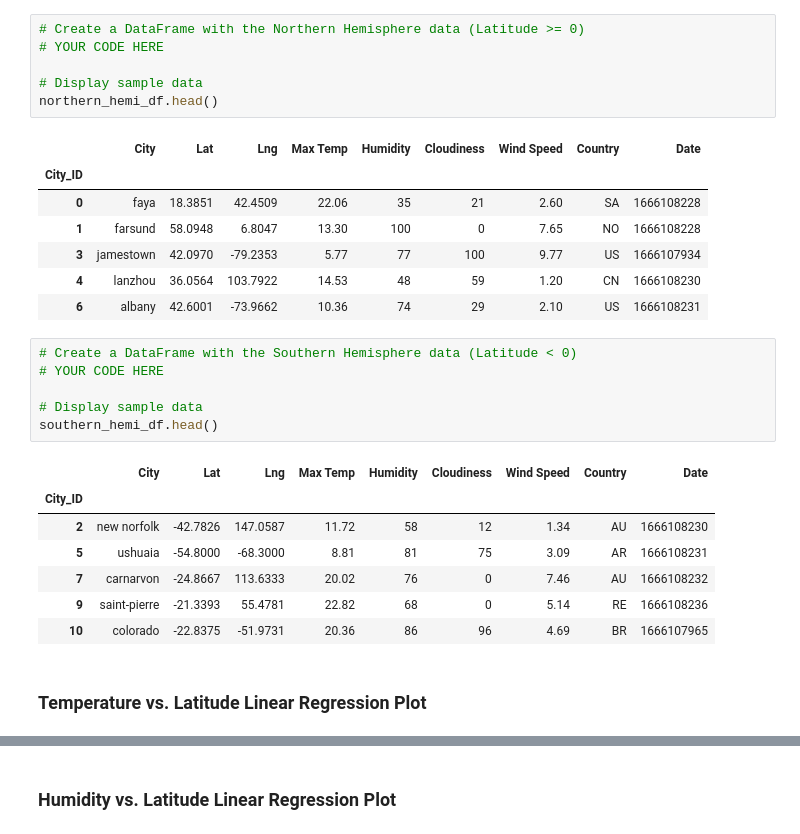
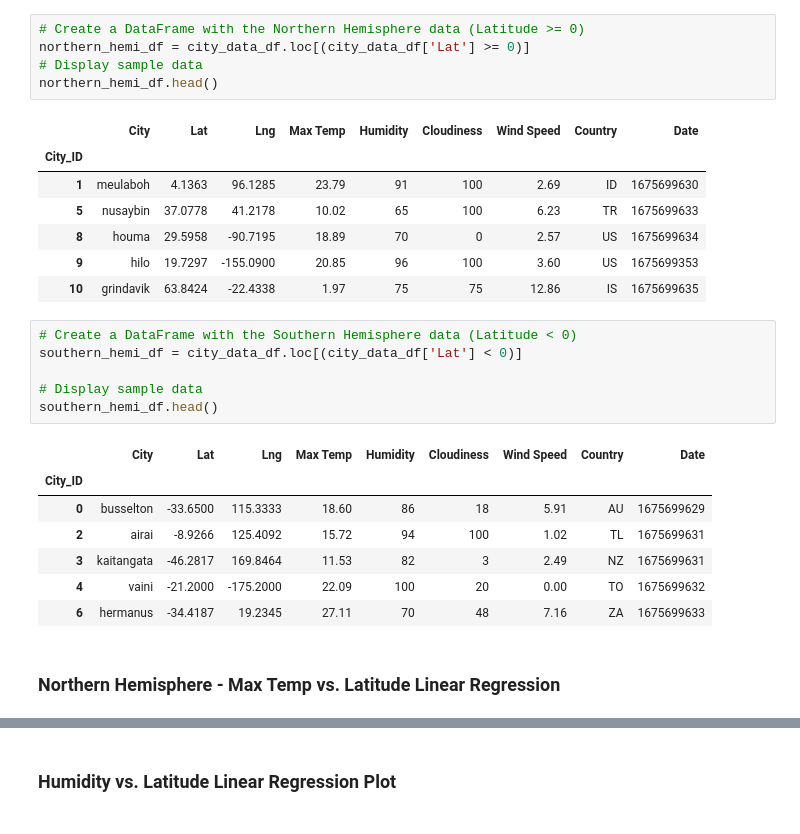
Before and after one commit to SarkarIndrani/python-api-challenge, a Jupyter notebook: WeatherPy/WeatherPy.ipynb, the cells around one changed output, grey strips where cells are left out. Cells and saved outputs as stored; diff of their text form.

```diff
--- a/WeatherPy/WeatherPy.ipynb
+++ b/WeatherPy/WeatherPy.ipynb
@@ -282,30 +302,29 @@ plt.show()
 # %%
 # Create a DataFrame with the Northern Hemisphere data (Latitude >= 0)
-# YOUR CODE HERE
-
+northern_hemi_df = city_data_df.loc[(city_data_df['Lat'] >= 0)]
 # Display sample data
 northern_hemi_df.head()
 # %% [output]
 |  | City | Lat | Lng | Max Temp | Humidity | Cloudiness | Wind Speed | Country | Date |
 | City_ID |  |  |  |  |  |  |  |  |  |
-| 0 | faya | 18.3851 | 42.4509 | 22.06 | 35 | 21 | 2.60 | SA | 1666108228 |
-| 1 | farsund | 58.0948 | 6.8047 | 13.30 | 100 | 0 | 7.65 | NO | 1666108228 |
-| 3 | jamestown | 42.0970 | -79.2353 | 5.77 | 77 | 100 | 9.77 | US | 1666107934 |
-| 4 | lanzhou | 36.0564 | 103.7922 | 14.53 | 48 | 59 | 1.20 | CN | 1666108230 |
-| 6 | albany | 42.6001 | -73.9662 | 10.36 | 74 | 29 | 2.10 | US | 1666108231 |
+| 1 | meulaboh | 4.1363 | 96.1285 | 23.79 | 91 | 100 | 2.69 | ID | 1675699630 |
+| 5 | nusaybin | 37.0778 | 41.2178 | 10.02 | 65 | 100 | 6.23 | TR | 1675699633 |
+| 8 | houma | 29.5958 | -90.7195 | 18.89 | 70 | 0 | 2.57 | US | 1675699634 |
+| 9 | hilo | 19.7297 | -155.0900 | 20.85 | 96 | 100 | 3.60 | US | 1675699353 |
+| 10 | grindavik | 63.8424 | -22.4338 | 1.97 | 75 | 75 | 12.86 | IS | 1675699635 |
 # %%
 # Create a DataFrame with the Southern Hemisphere data (Latitude < 0)
-# YOUR CODE HERE
+southern_hemi_df = city_data_df.loc[(city_data_df['Lat'] < 0)]
 
 # Display sample data
 southern_hemi_df.head()
 # %% [output]
 |  | City | Lat | Lng | Max Temp | Humidity | Cloudiness | Wind Speed | Country | Date |
 | City_ID |  |  |  |  |  |  |  |  |  |
-| 2 | new norfolk | -42.7826 | 147.0587 | 11.72 | 58 | 12 | 1.34 | AU | 1666108230 |
-| 5 | ushuaia | -54.8000 | -68.3000 | 8.81 | 81 | 75 | 3.09 | AR | 1666108231 |
-| 7 | carnarvon | -24.8667 | 113.6333 | 20.02 | 76 | 0 | 7.46 | AU | 1666108232 |
-| 9 | saint-pierre | -21.3393 | 55.4781 | 22.82 | 68 | 0 | 5.14 | RE | 1666108236 |
-| 10 | colorado | -22.8375 | -51.9731 | 20.36 | 86 | 96 | 4.69 | BR | 1666107965 |
+| 0 | busselton | -33.6500 | 115.3333 | 18.60 | 86 | 18 | 5.91 | AU | 1675699629 |
+| 2 | airai | -8.9266 | 125.4092 | 15.72 | 94 | 100 | 1.02 | TL | 1675699631 |
+| 3 | kaitangata | -46.2817 | 169.8464 | 11.53 | 82 | 3 | 2.49 | NZ | 1675699631 |
+| 4 | vaini | -21.2000 | -175.2000 | 22.09 | 100 | 20 | 0.00 | TO | 1675699632 |
+| 6 | hermanus | -34.4187 | 19.2345 | 27.11 | 70 | 48 | 7.16 | ZA | 1675699633 |
 # %% [markdown]
-###  Temperature vs. Latitude Linear Regression Plot
+###  Northern Hemisphere - Max Temp vs. Latitude Linear Regression
```
Also changed, not shown: parts of 55 cells of this notebook, 17 other files.
